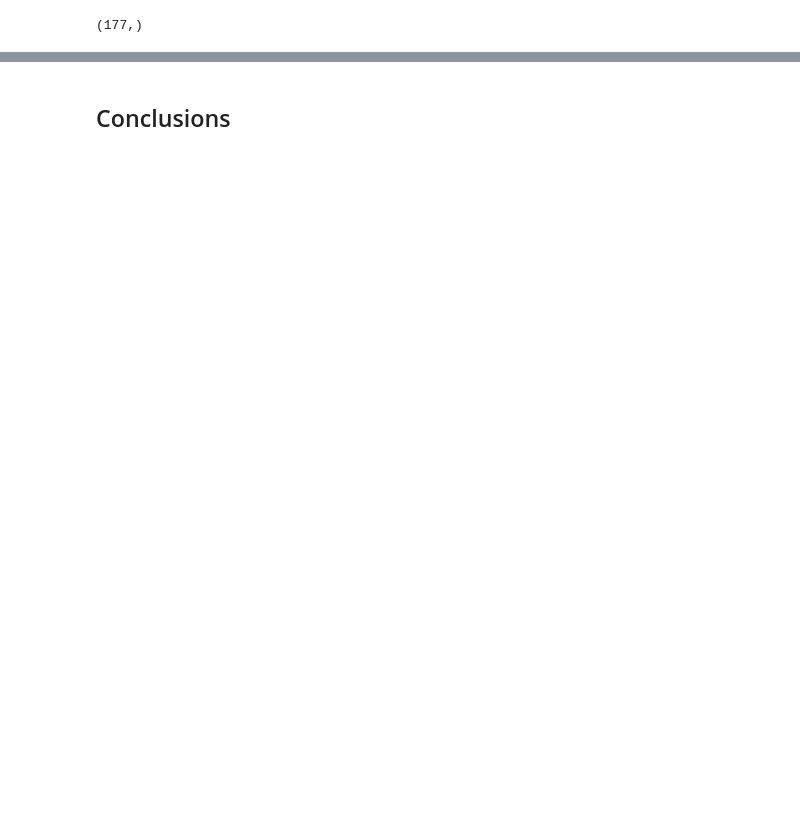
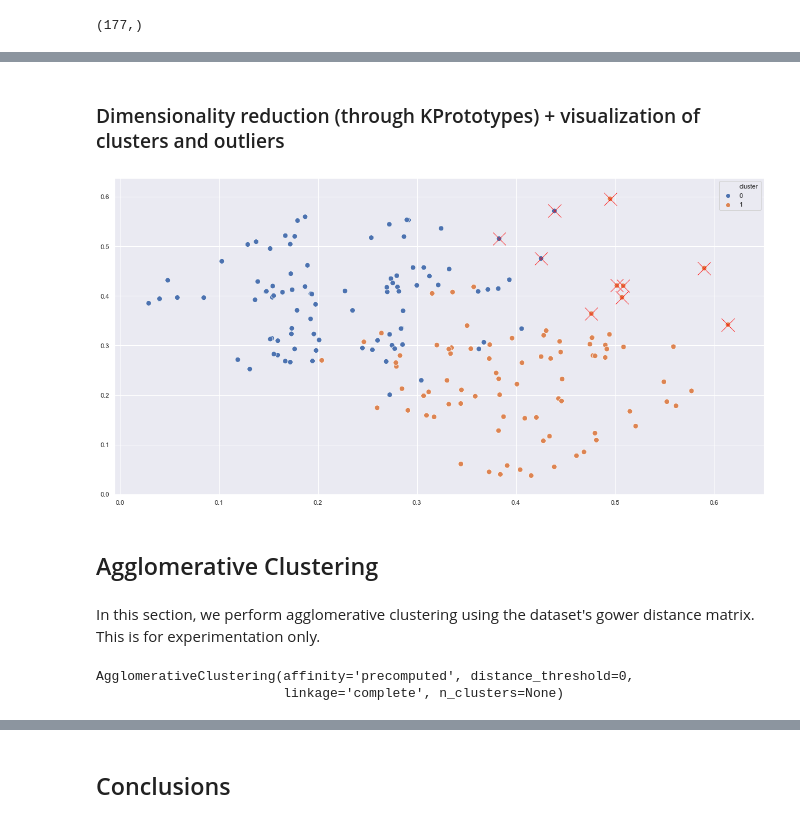
Before and after one commit to Kayaae/death_row_project, a Jupyter notebook: Deathrow.ipynb, the cells around one changed output, grey strips where cells are left out. Cells and saved outputs as stored; diff of their text form; code cells hidden in the pictures; blank space fills up the shorter version.

```diff
--- a/Deathrow.ipynb
+++ b/Deathrow.ipynb
@@ -1234,2 +1260,20 @@ X_final.iloc[top_outlier_indices,:]
+# %% [markdown]
+### Dimensionality reduction (through KPrototypes) + visualization of clusters and outliers
+# %%
+# All datapoints
+sns.scatterplot(
+    X_centroid_distances[:, 0], X_centroid_distances[:, 1], hue=X_final["cluster"], s=80)
+
+# Outliers
+sns.scatterplot(X_centroid_distances[top_outlier_indices][:, 0],
+                X_centroid_distances[top_outlier_indices][:, 1], color="red", marker="x", s=500)
+
+plt.show()
+# %% [output]
+[figure, added]
+# %% [markdown]
+## Agglomerative Clustering
+# %% [markdown]
+In this section, we perform agglomerative clustering using the dataset's gower distance matrix. This is for experimentation only.
 # %%
 from sklearn.cluster import AgglomerativeClustering
@@ -1235,0 +1281,6 @@ from sklearn.cluster import AgglomerativeClustering
+# %%
+ag_dendo = AgglomerativeClustering(affinity="precomputed", linkage="complete", distance_threshold=0, n_clusters=None)
+ag_dendo.fit(X_gw_matrix)
+# %% [output]
+AgglomerativeClustering(affinity='precomputed', distance_threshold=0,
+                        linkage='complete', n_clusters=None)
```
Also changed, not shown: parts of 30 cells of this notebook.
